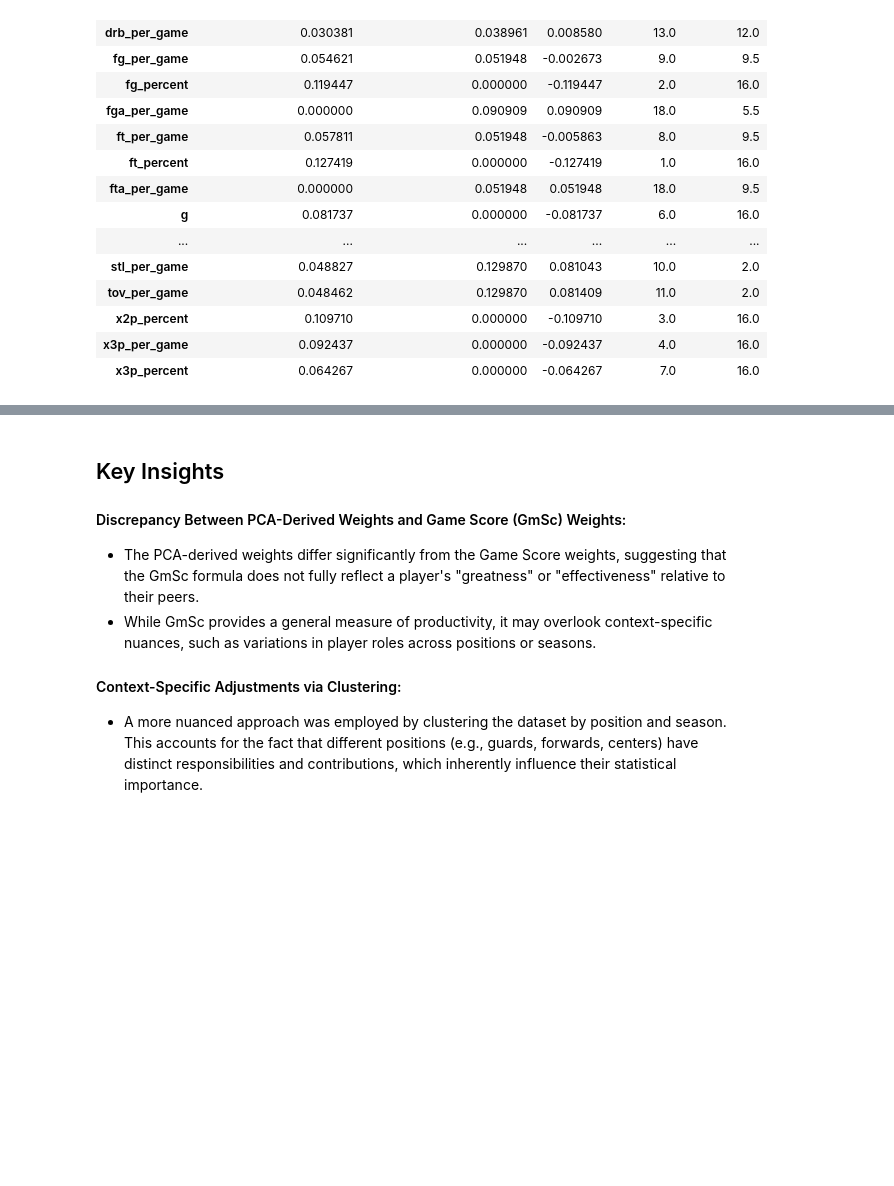
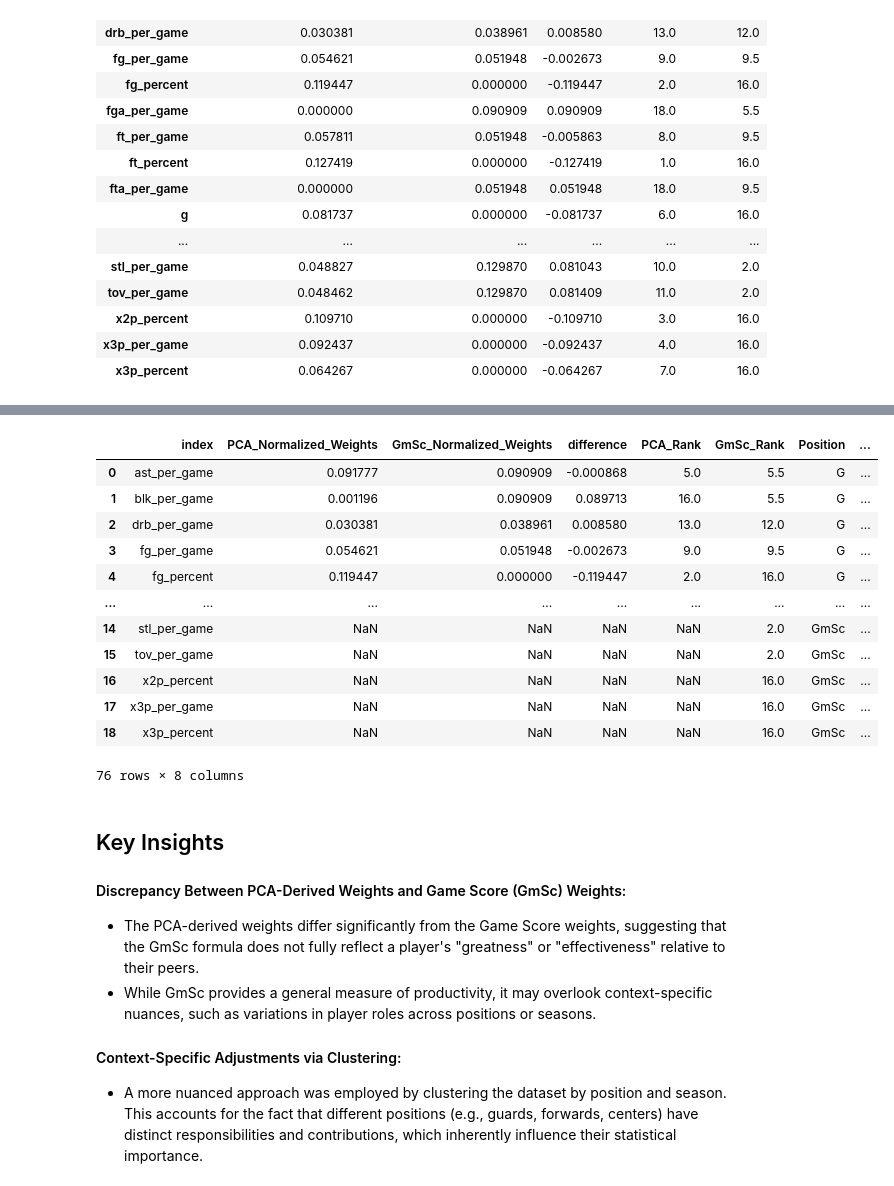
Before and after one commit to RomandRapido/DSC1101, a Jupyter notebook: SA/testing-center.ipynb, the cells around one changed output, grey strips where cells are left out. Cells and saved outputs as stored; diff of their text form; code cells hidden in the pictures; blank space fills up the shorter version.

```diff
--- a/SA/testing-center.ipynb
+++ b/SA/testing-center.ipynb
@@ -1045,3 +1070,19 @@ plt.show()
+# %%
+weights_df
+# %% [output]
+|  | index | PCA_Normalized_Weights | GmSc_Normalized_Weights | difference | PCA_Rank | GmSc_Rank | Position | ... |
+| 0 | ast_per_game | 0.091777 | 0.090909 | -0.000868 | 5.0 | 5.5 | G | ... |
+| 1 | blk_per_game | 0.001196 | 0.090909 | 0.089713 | 16.0 | 5.5 | G | ... |
+| 2 | drb_per_game | 0.030381 | 0.038961 | 0.008580 | 13.0 | 12.0 | G | ... |
+| 3 | fg_per_game | 0.054621 | 0.051948 | -0.002673 | 9.0 | 9.5 | G | ... |
+| 4 | fg_percent | 0.119447 | 0.000000 | -0.119447 | 2.0 | 16.0 | G | ... |
+| ... | ... | ... | ... | ... | ... | ... | ... | ... |
+| 14 | stl_per_game | NaN | NaN | NaN | NaN | 2.0 | GmSc | ... |
+| 15 | tov_per_game | NaN | NaN | NaN | NaN | 2.0 | GmSc | ... |
+| 16 | x2p_percent | NaN | NaN | NaN | NaN | 16.0 | GmSc | ... |
+| 17 | x3p_per_game | NaN | NaN | NaN | NaN | 16.0 | GmSc | ... |
+| 18 | x3p_percent | NaN | NaN | NaN | NaN | 16.0 | GmSc | ... |
+76 rows × 8 columns
 # %% [markdown]
 ## Key Insights
 
```
Also changed, not shown: parts of 3 cells of this notebook.
